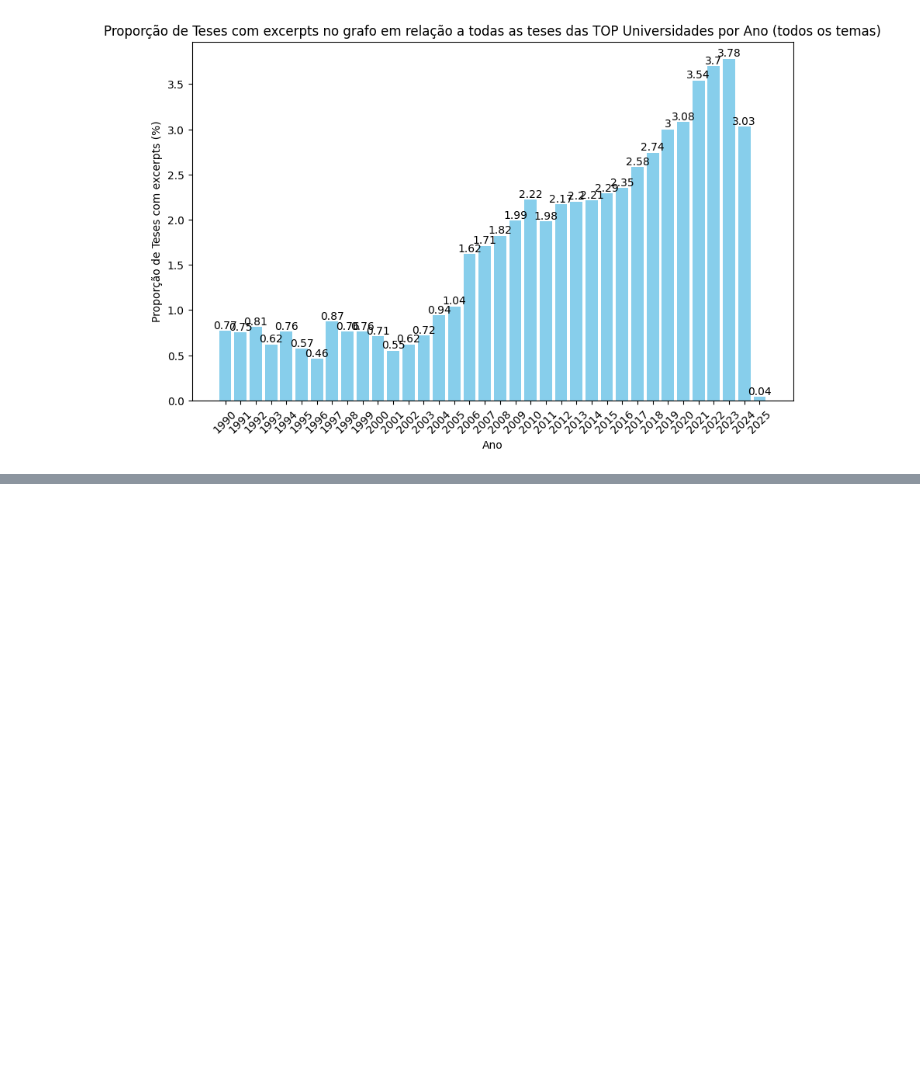
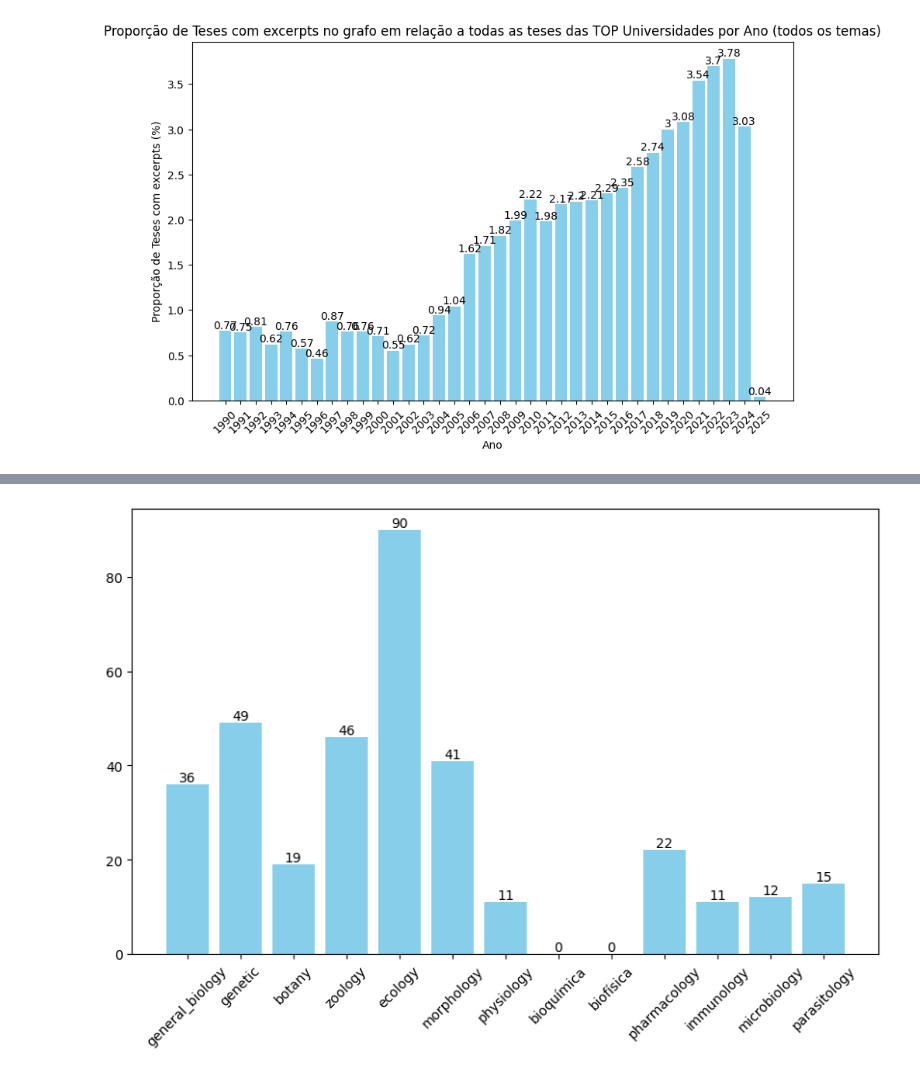
Before and after one commit to fabiocorreacordeiro/Indigenous-Slavery-KG, a Jupyter notebook: EDA.ipynb, the cells around one changed output, grey strips where cells are left out. Cells and saved outputs as stored; diff of their text form; code cells hidden in the pictures; blank space fills up the shorter version.

```diff
--- a/EDA.ipynb
+++ b/EDA.ipynb
@@ -303,0 +372,22 @@ Assuntos
+# %%
+# Ciências Biológicas
+
+CNPQ_nivel_1  = [
+    'tag:stardog:api:general_biology',
+    'tag:stardog:api:genetic',
+    'tag:stardog:api:botany',
+    'tag:stardog:api:zoology',
+    'tag:stardog:api:ecology',
+    'tag:stardog:api:morphology',
+    'tag:stardog:api:physiology',
+    'bioquímica',
+    'biofísica',
+    'tag:stardog:api:pharmacology',
+    'tag:stardog:api:immunology',
+    'tag:stardog:api:microbiology',
+    'tag:stardog:api:parasitology'
+    ]
+
+cnpq_plot(CNPQ_nivel_1)
+# %% [output]
+[figure, added]
```
Also changed, not shown: parts of 13 cells of this notebook, 3 other files.
